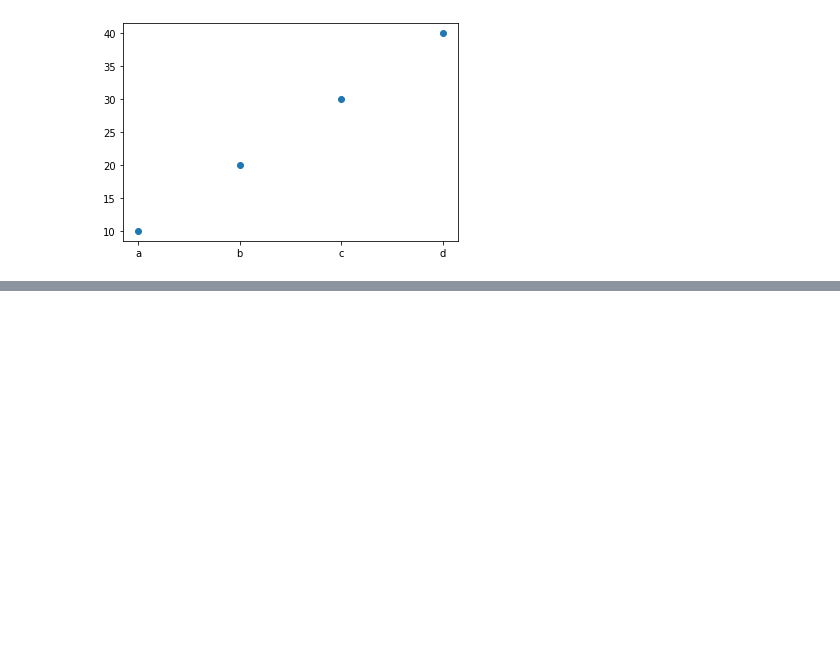
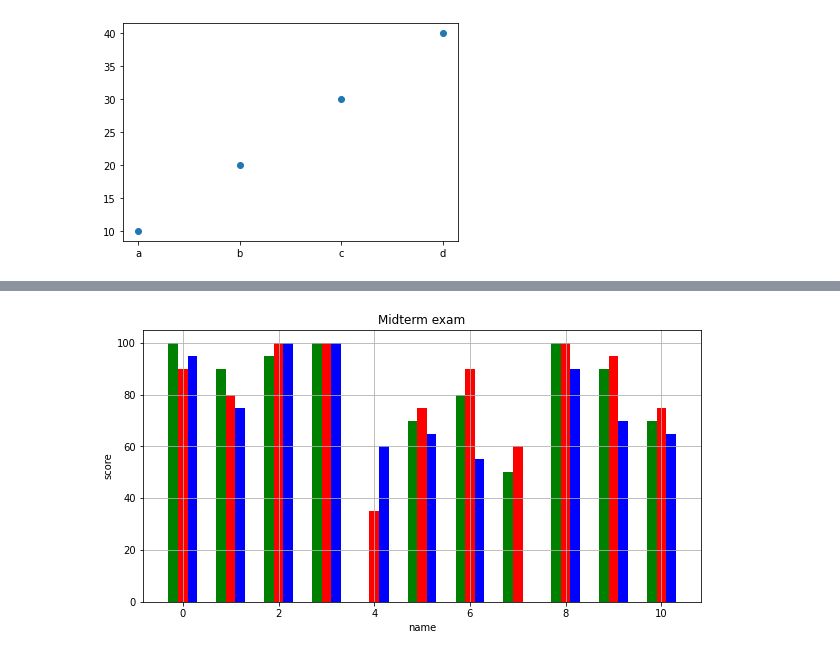
Before and after one commit to ChoSooBeen/Python_practice, a Jupyter notebook: Python_data.ipynb, the cells around one changed output, grey strips where cells are left out. Cells and saved outputs as stored; diff of their text form; code cells hidden in the pictures; blank space fills up the shorter version.

```diff
--- a/Python_data.ipynb
+++ b/Python_data.ipynb
@@ -572,0 +596,28 @@ plt.show()
+# %%
+#이름과 국어, 영어, 수학 점수 표현하기
+
+#3과목의 x축 차이는 width(0.2)만큼
+#국어 : x_index - 0.2
+#영어 : x_index
+#수학 : x_index + 0.2
+
+x = df['이름']
+y_kor = df['국어']
+y_eng = df['영어']
+y_math = df['수학']
+
+x_index = range(len(df))
+x_kor = list(map(lambda x : x - 0.2, x_index)) #전체 x_kor를 기준보다 앞에 그려라! 왼쪽
+x_math = list(map(lambda x : x + 0.2, x_index)) #전체 x_math를 기준보다 뒤에 그려라! 오른쪽
+
+plt.figure(figsize=(10,5))
+plt.bar(x_kor,y_kor, color='green',width=0.2)
+plt.bar(x_index,y_eng, color='red',width=0.2)
+plt.bar(x_math,y_math, color='blue',width=0.2)
+plt.title('Midterm exam')
+plt.xlabel('name')
+plt.ylabel('score')
+plt.grid()
+plt.show()
+# %% [output]
+[figure, added]
```
Also changed, not shown: parts of 4 cells of this notebook.
